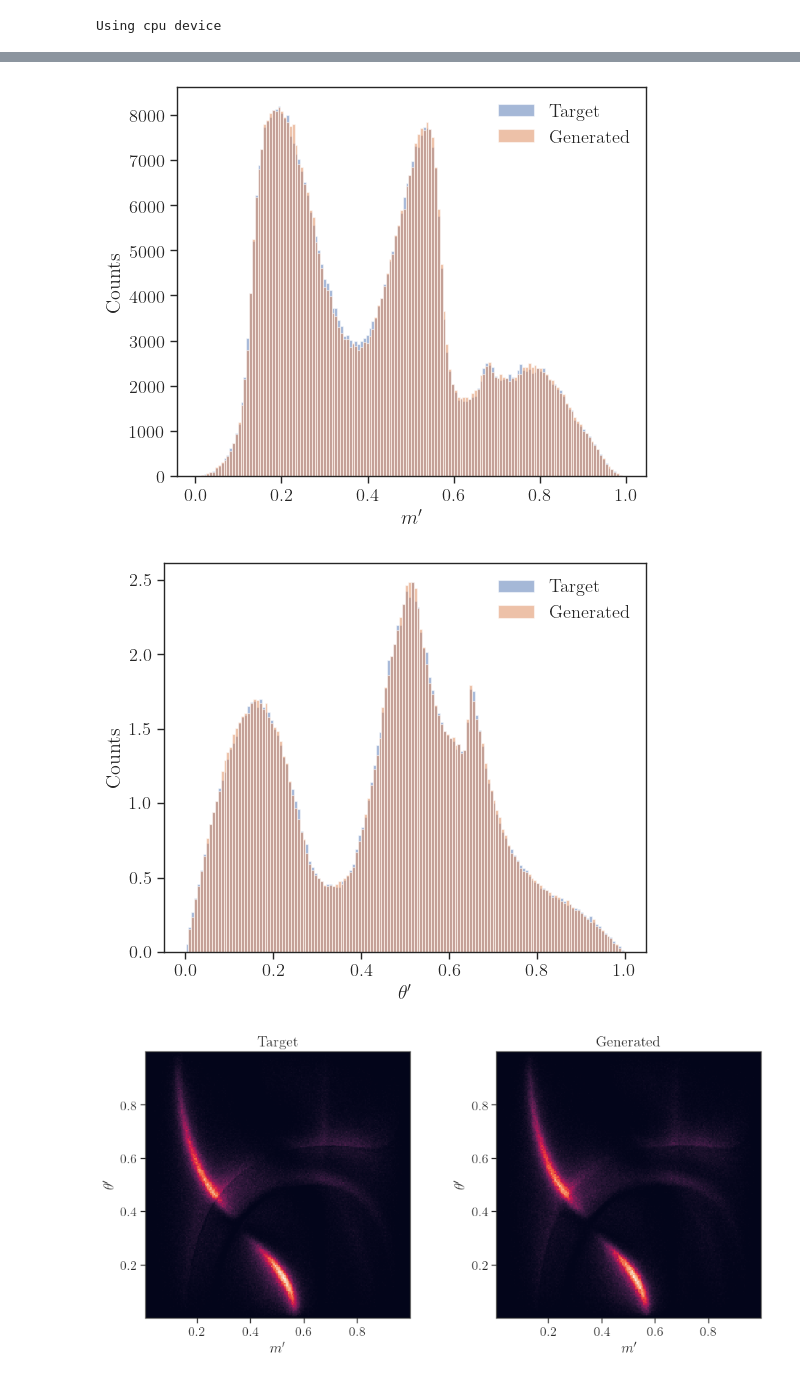
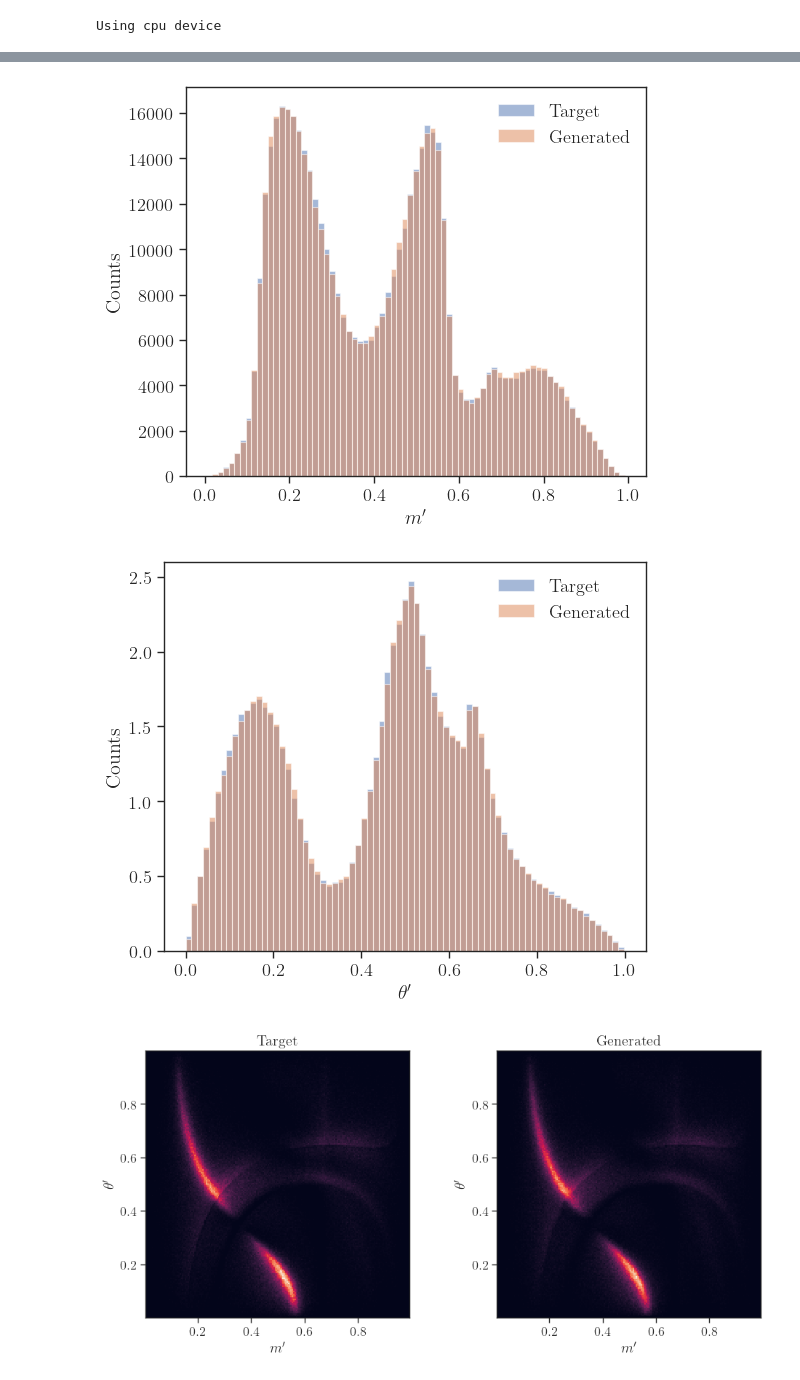
Before and after one commit to tonymenzo/ml_gamma_extraction, a Jupyter notebook: models/amplitidue_spline_INN.ipynb, the cells around one changed output, grey strips where cells are left out. Cells and saved outputs as stored; diff of their text form; code cells hidden in the pictures.

```diff
--- a/models/amplitidue_spline_INN.ipynb
+++ b/models/amplitidue_spline_INN.ipynb
@@ -150,16 +150,23 @@ train_dataloader = DataLoader(trainset, batch_size = batch_size, shuffle = True)
 #val_dataloader = DataLoader(valset, batch_size = batch_size, shuffle = True)
 
 # Initialize hyperparameters
-epochs = 50
-learning_rate = 0.005
+epochs = 100
+learning_rate = 0.009
 min_learning_rate = 1e-6
-n_blocks = 10
+n_blocks = 12
 n_bins = 25
 hidden_features = 128
 
 # Define the model
 flow = conjure_flow(num_flows = n_blocks, hidden_features = hidden_features, num_bins = n_bins)
 
+# Print the total number of parameters
+total_params = sum(p.numel() for p in flow.parameters())
+print(f"Total parameters: {total_params}")
+# Print total number of trainable parameters
+trainable_params = sum(p.numel() for p in flow.parameters() if p.requires_grad)
+print(f"Differentiable parameters: {trainable_params}")
+
 flow = train_flow(flow, train_dataloader, lr = learning_rate, epochs = epochs)
 
 print("Done!")
@@ -180,3 +189,3 @@ Training set size:  (2000000, 2) Validation set size:  (8000000, 2)
 # %%
-flow = train_flow(flow, train_dataloader, lr = 0.001569, epochs = 20)
+flow = train_flow(flow, train_dataloader, lr = 0.001216, epochs = 30)
 # %% [output]
@@ -196,2 +204,0 @@ flow = train_flow(flow, train_dataloader, lr = 0.001569, epochs = 20)
-# %%
-flow = train_flow(flow, train_dataloader, lr = 0.000926, epochs = 10)
@@ -212,33 +208,33 @@ device = "cuda" if torch.cuda.is_available() else "cpu"
 flow.to(device)
 
 # Samples to generate
-N = 500_000
+N = 1_000_000
 
 with torch.no_grad():
     mp_thetap_gen = flow.sample(N).cpu().numpy()
 # %%
 # Visualize
 fig, ax = plt.subplots(figsize=(6,5))
 
-counts, bins, _ = ax.hist(mp_thetap[:N,0], 150, alpha = 0.5, label = r'$\mathrm{Target}$')
+counts, bins, _ = ax.hist(mp_thetap[:N,0], 75, alpha = 0.5, label = r'$\mathrm{Target}$')
 ax.hist(mp_thetap_gen[:,0], bins, alpha=0.5, label = r'$\mathrm{Generated}$')
 
 ax.set_xlabel( r"$m'$")
 ax.set_ylabel( r'$\mathrm{Counts}$' )
 
 
 ax.legend(loc='best', frameon=False)
 
 fig.tight_layout()
 #fig.savefig(r'figs/D_amplitude_SDP_mp_INN_target_vs_gen.pdf', dpi = 300, pad_inches = .1, bbox_inches = 'tight')
 #fig.savefig(r'figs/D_amplitude_SDP_mp_INN_target_vs_gen.png', dpi = 300, pad_inches = .1, bbox_inches = 'tight')
 # %% [output]
-[figure, old version]
+[figure, new version]
 # %%
 # Visualize
 fig, ax = plt.subplots(figsize=(6,5))
 
-counts, bins, _ = ax.hist(mp_thetap[:N,1], 150, alpha = 0.5, label = r'$\mathrm{Target}$', density = True)
+counts, bins, _ = ax.hist(mp_thetap[:N,1], 75, alpha = 0.5, label = r'$\mathrm{Target}$', density = True)
 ax.hist(mp_thetap_gen[:,1], bins, alpha=0.5, label = r'$\mathrm{Generated}$', density = True)
 
 ax.set_xlabel( r"$\theta'$")
@@ -252,7 +248,7 @@ fig.tight_layout()
 #fig.savefig(r'figs/D_amplitude_SDP_thetap_INN_target_vs_gen.pdf', dpi = 300, pad_inches = .1, bbox_inches = 'tight')
 #fig.savefig(r'figs/D_amplitude_SDP_thetap_INN_target_vs_gen.png', dpi = 300, pad_inches = .1, bbox_inches = 'tight')
 # %% [output]
-[figure, old version]
+[figure, new version]
 # %%
 # Visualize 2D Dalitz plot
 fig, (ax1, ax2) = plt.subplots(1, 2, figsize=(10,5) )
```
Also changed, not shown: parts of 26 cells of this notebook, 7 other files.
